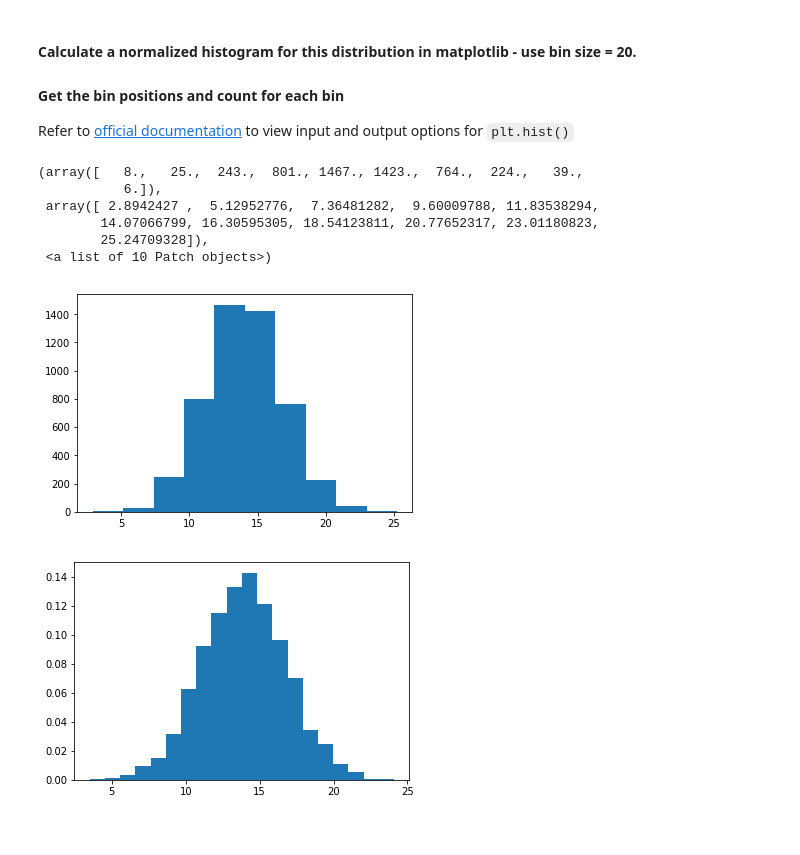
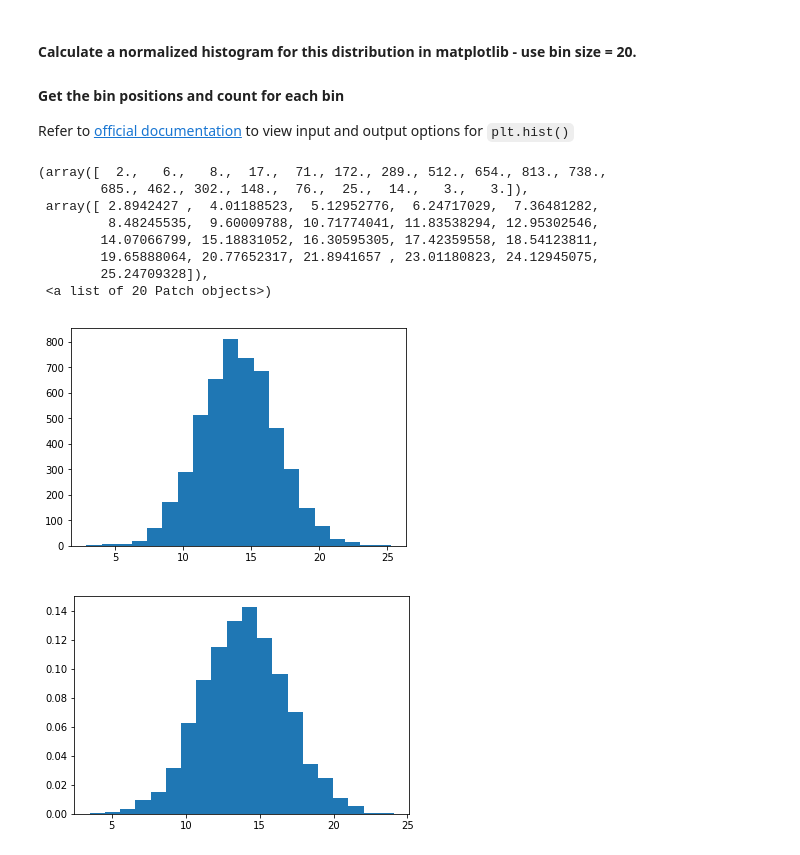
Before and after one commit to dlm6693/dsc-1-09-13-normal-gaussian-distributions-lab-nyc-ds-career-031119, a Jupyter notebook: index.ipynb, the cells around one changed output. Saved outputs shown, nothing was run; the diff lists cells and outputs as text; code cells hidden in the pictures.

```diff
--- a/index.ipynb
+++ b/index.ipynb
@@ -30,15 +30,17 @@ Refer to [official documentation](https://matplotlib.org/api/_as_gen/matplotlib.
 # %%
 import matplotlib.pyplot as plt
 %matplotlib inline
-plt.hist(s)
+plt.hist(s, bins=20)
 # %% [output]
-(array([   8.,   25.,  243.,  801., 1467., 1423.,  764.,  224.,   39.,
-           6.]),
- array([ 2.8942427 ,  5.12952776,  7.36481282,  9.60009788, 11.83538294,
-        14.07066799, 16.30595305, 18.54123811, 20.77652317, 23.01180823,
+(array([  2.,   6.,   8.,  17.,  71., 172., 289., 512., 654., 813., 738.,
+        685., 462., 302., 148.,  76.,  25.,  14.,   3.,   3.]),
+ array([ 2.8942427 ,  4.01188523,  5.12952776,  6.24717029,  7.36481282,
+         8.48245535,  9.60009788, 10.71774041, 11.83538294, 12.95302546,
+        14.07066799, 15.18831052, 16.30595305, 17.42359558, 18.54123811,
+        19.65888064, 20.77652317, 21.8941657 , 23.01180823, 24.12945075,
         25.24709328]),
- <a list of 10 Patch objects>)
+ <a list of 20 Patch objects>)
-[figure, old version]
+[figure, new version]
 # %%
 # Calculate a histogram for above data distribution
 # %% [output]
```
